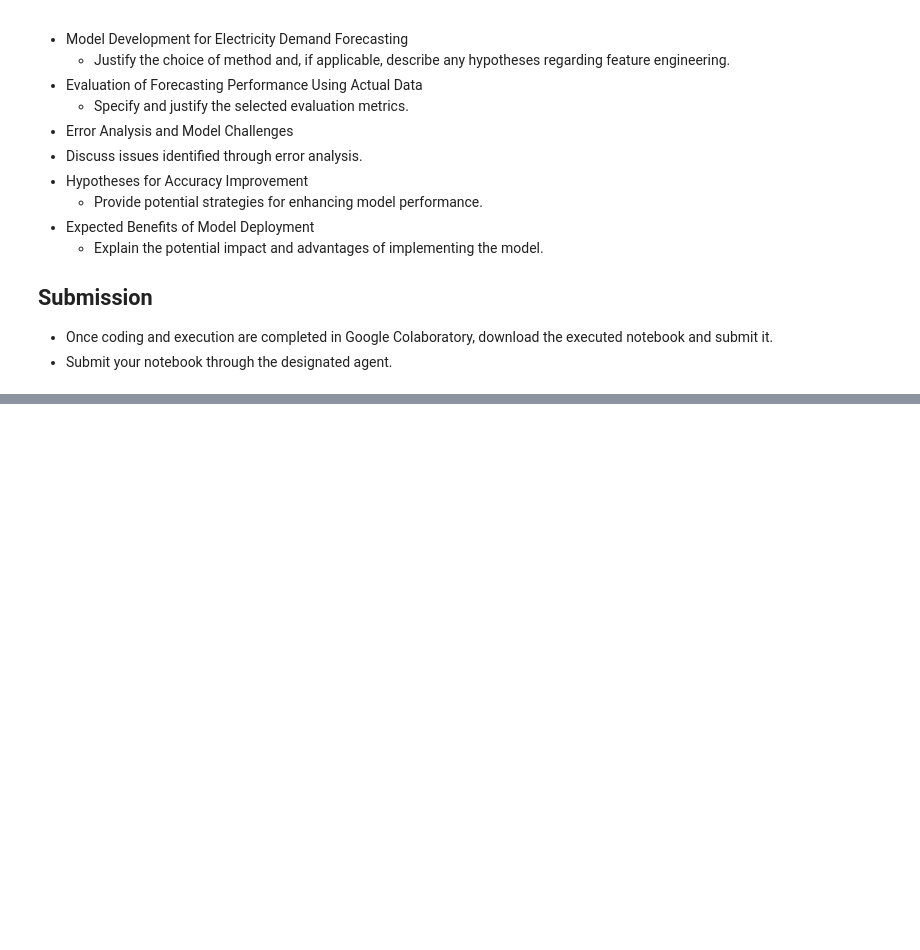
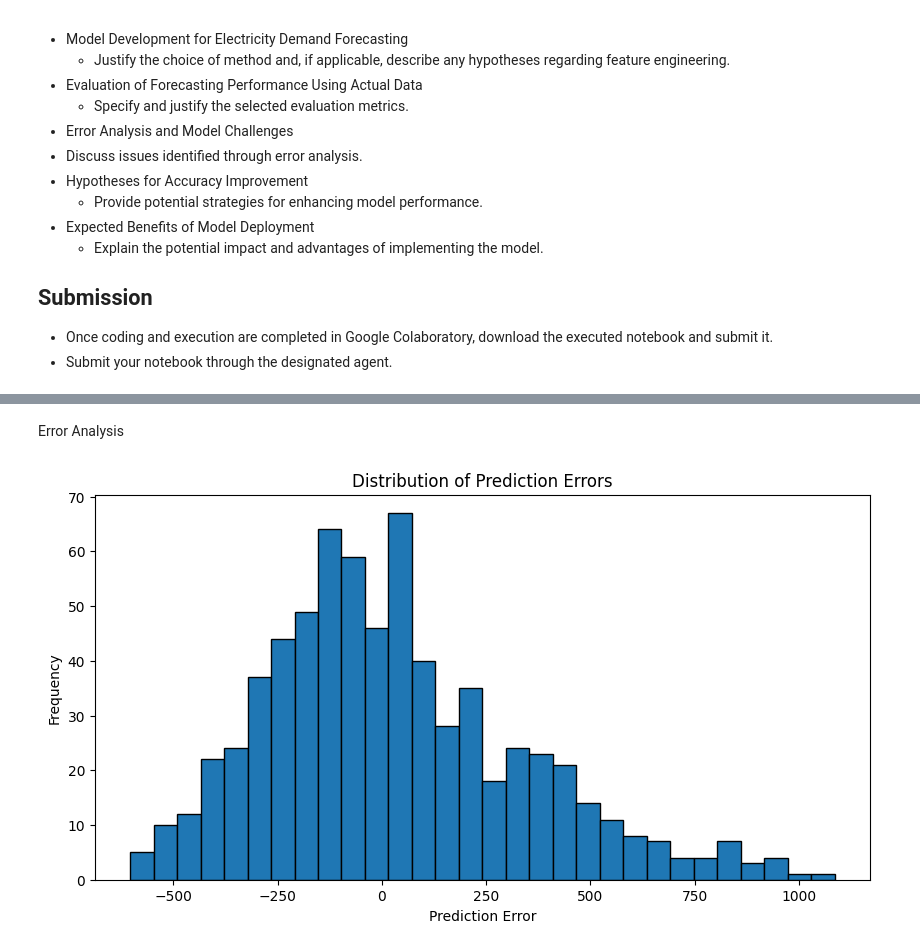
Before and after one commit to Charan-BE21B010/My-Projects, a Jupyter notebook: Electricity_Forecasting_Demand.ipynb, the cells around one changed output, grey strips where cells are left out. Saved outputs shown, nothing was run; the diff lists cells and outputs as text; code cells hidden in the pictures; blank space fills up the shorter version.

```diff
--- a/Electricity_Forecasting_Demand.ipynb
+++ b/Electricity_Forecasting_Demand.ipynb
@@ -162,0 +56,3 @@ Gradient Boosting:
+# %%
+features = ['temperature', 'humidity', 'wind_speed', 'precipitation','dew_point_temperature']
+target = 'actual_performance(10000 kW)'
@@ -162,0 +118,12 @@ Gradient Boosting:
+# %% [markdown]
+Error Analysis
+# %%
+errors = y_test - model.predict(X_test)
+plt.figure(figsize=(10, 5))
+plt.hist(errors, bins=30, edgecolor='black')
+plt.xlabel("Prediction Error")
+plt.ylabel("Frequency")
+plt.title("Distribution of Prediction Errors")
+plt.show()
+# %% [output]
+[figure, added]
```
Also changed, not shown: parts of 34 cells of this notebook.
